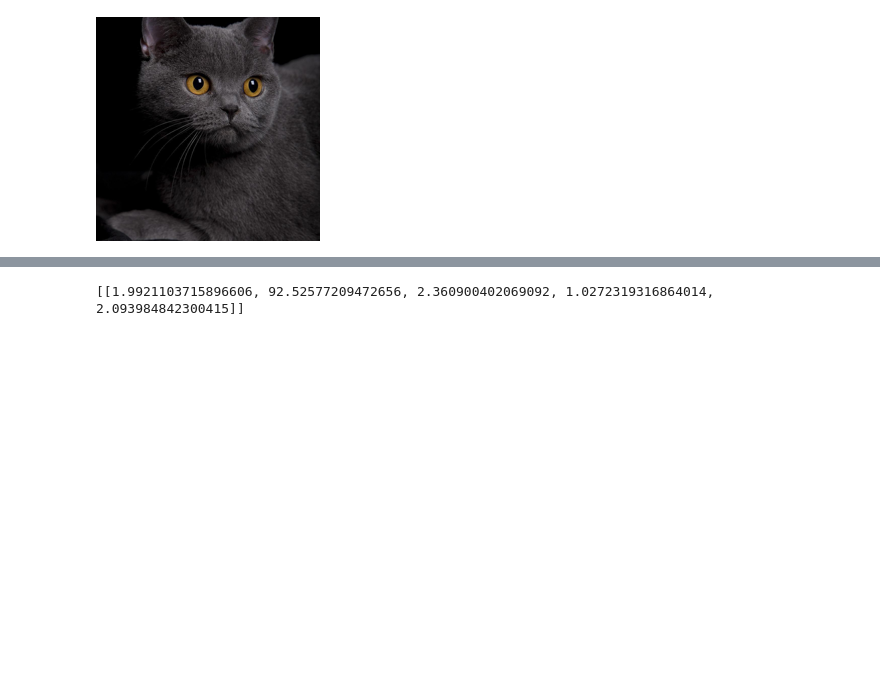
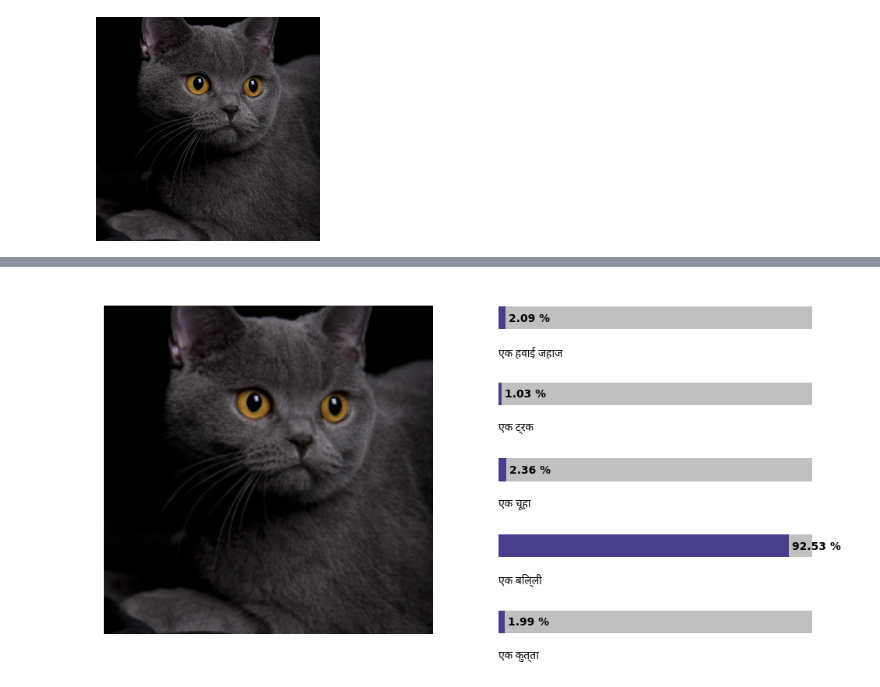
Before and after one commit to facebookresearch/maws, a Jupyter notebook: clip_example.ipynb, the cells around one changed output, grey strips where cells are left out. Saved outputs shown, nothing was run; the diff lists cells and outputs as text; code cells hidden in the pictures; blank space fills up the shorter version.

```diff
--- a/clip_example.ipynb
+++ b/clip_example.ipynb
@@ -58,16 +58,16 @@ print((clip_model.classify(image_path, texts) * 100).tolist())
 # %%
 # Hindi
 texts = [
     "एक कुत्ता",
     "एक बिल्ली",
     "एक चूहा",
     "एक ट्रक",
     "एक हवाई जहाज",
 ]
 
-print((clip_model.classify(image_path, texts) * 100).tolist())
+predict_probs_and_plot(clip_model, image_path, texts, plot_image=True, lang_type="devanagari")
 # %% [output]
-[[1.9921103715896606, 92.52577209472656, 2.360900402069092, 1.0272319316864014, 2.093984842300415]]
+[figure, added]
 # %%
 # German
 texts = [
```
Also changed, not shown: parts of 15 cells of this notebook, 3 other files.
